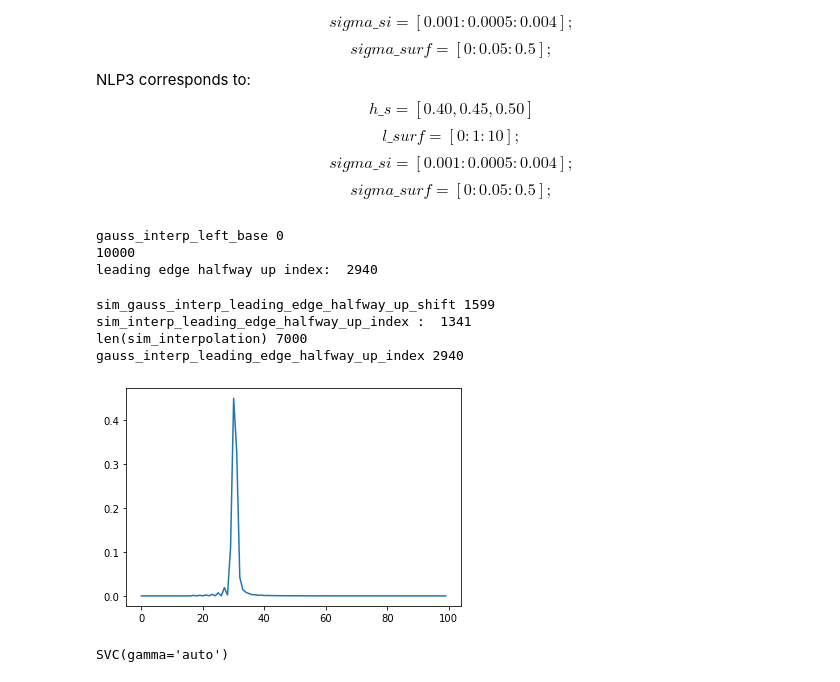
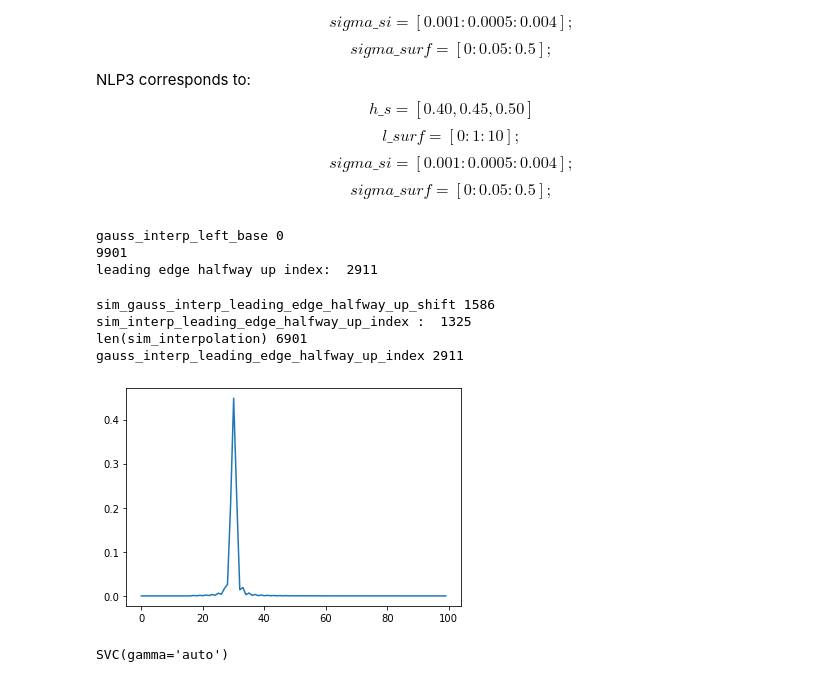
Before and after one commit to ClaudeDRT/MSci-Project, a Jupyter notebook: Simulated_Echo_SVC-NL.ipynb, the cells around one changed output. Drawn from its saved outputs; the diff is of its cells as text; code cells hidden in the pictures.

```diff
--- a/Simulated_Echo_SVC-NL.ipynb
+++ b/Simulated_Echo_SVC-NL.ipynb
@@ -56,8 +56,8 @@ fasttimes_3 = NLP3['t']
 # %%
 interpolation_factor = 100
 gaussian = [(1/(5*np.sqrt(2*np.pi)))*np.exp(-((x - 35)**2)/(2*5**2)) for x in range(100)]
-gauss_xnew = np.linspace(0, len(gaussian)-1, num=(len(gaussian)*interpolation_factor), endpoint=True)
-gauss_interpolator = interp1d((range(len(gaussian))), gaussian, kind='cubic')
+gauss_xnew = np.linspace(0, len(gaussian)-1, num=(len(gaussian)*interpolation_factor-(interpolation_factor-1)), endpoint=True)
+gauss_interpolator = interp1d((range(len(gaussian))), gaussian, kind='linear')
 gauss_interpolation = gauss_interpolator(gauss_xnew)
 gauss_interp_peak_index = np.argmax(gauss_interpolation) #the peak index of the interpolated gaussian
 gauss_interp_left_base = scipy.signal.peak_prominences(gauss_interpolation, [gauss_interp_peak_index], wlen=300*interpolation_factor)[1][0] #index of the left hand side base of the peak
@@ -69,8 +69,8 @@ print("leading edge halfway up index: ",gauss_interp_leading_edge_halfway_up_ind
 halfway_up_uninterp_index = int(gauss_interp_leading_edge_halfway_up_index/interpolation_factor)
 # %% [output]
 gauss_interp_left_base 0
-10000
-leading edge halfway up index:  2940
+9901
+leading edge halfway up index:  2911
 # %%
 def extractNL():
     """extracting (and preprocessing) the simulated echo arrays into a format that can be understood by the SVC."""
@@ -94,8 +94,8 @@ def extractNL():
                     #normalising the echo
                     norm_sim_echo = [x/simulated_echo_area for x in simulated_echo]
 
-                    sim_xnew = np.linspace(0, len(norm_sim_echo)-1, num=(len(norm_sim_echo)*interpolation_factor), endpoint=True)
-                    sim_interpolator = interp1d((range(len(norm_sim_echo))), norm_sim_echo, kind='cubic')
+                    sim_xnew = np.linspace(0, len(norm_sim_echo)-1, num=(len(norm_sim_echo)*interpolation_factor-(interpolation_factor-1)), endpoint=True)
+                    sim_interpolator = interp1d((range(len(norm_sim_echo))), norm_sim_echo, kind='linear')
                     sim_interpolation = sim_interpolator(sim_xnew)
 
                     sim_interp_peak_index = np.argmax(sim_interpolation)
@@ -150,8 +150,8 @@ def extractNL():
                     simulated_echo_area = trapz(simulated_echo, dx = 1)
                     norm_sim_echo = [x/simulated_echo_area for x in simulated_echo]
 
-                    sim_xnew = np.linspace(0, len(norm_sim_echo)-1, num=(len(norm_sim_echo)*interpolation_factor), endpoint=True)
-                    sim_interpolator = interp1d((range(len(norm_sim_echo))), norm_sim_echo, kind='cubic')
+                    sim_xnew = np.linspace(0, len(norm_sim_echo)-1, num=(len(norm_sim_echo)*interpolation_factor-(interpolation_factor-1)), endpoint=True)
+                    sim_interpolator = interp1d((range(len(norm_sim_echo))), norm_sim_echo, kind='linear')
                     sim_interpolation = sim_interpolator(sim_xnew)
                     sim_interp_peak_index = np.argmax(sim_interpolation)
                     sim_interp_left_base = scipy.signal.peak_prominences(sim_interpolation, [sim_interp_peak_index])[1][0] #index of the left hand side base of the peak
@@ -195,8 +195,8 @@ def extractNL():
                     simulated_echo_area = trapz(simulated_echo, dx = 1)
                     norm_sim_echo = [x/simulated_echo_area for x in simulated_echo]
 
-                    sim_xnew = np.linspace(0, len(norm_sim_echo)-1, num=(len(norm_sim_echo)*interpolation_factor), endpoint=True)
-                    sim_interpolator = interp1d((range(len(norm_sim_echo))), norm_sim_echo, kind='cubic')
+                    sim_xnew = np.linspace(0, len(norm_sim_echo)-1, num=(len(norm_sim_echo)*interpolation_factor-(interpolation_factor-1)), endpoint=True)
+                    sim_interpolator = interp1d((range(len(norm_sim_echo))), norm_sim_echo, kind='linear')
                     sim_interpolation = sim_interpolator(sim_xnew)
                     sim_interp_peak_index = np.argmax(sim_interpolation)
                     sim_interp_left_base = scipy.signal.peak_prominences(sim_interpolation, [sim_interp_peak_index])[1][0] #index of the left hand side base of the peak
@@ -205,38 +205,38 @@ def extractNL():
                     step_index = sim_interp_left_base
                     #climbing up the leading edge of the echo to get the index of the halfway point (j):
                     while sim_interpolation[step_index]<(sim_interpolation[sim_interp_left_base]+sim_interpolation[sim_interp_peak_index])/2:
                         step_index = step_index + 1
                     sim_interp_leading_edge_halfway_up_index = step_index
 
                     sim_gauss_interp_leading_edge_halfway_up_shift = -(sim_interp_leading_edge_halfway_up_index-gauss_interp_leading_edge_halfway_up_index)
 
                     arr_sim_interp = []
                     #lining up the simulated echo's halfway up point with the abstract gaussian's halway up the leading edge point:
                     for a in range(len(gauss_interpolation)):
                         try:
                             #So that I dont accidentally start plotting the -10th, -9th index etc:
                             if a-int(sim_gauss_interp_leading_edge_halfway_up_shift)>=0:
                                 arr_sim_interp.append(sim_interpolation[a-int(sim_gauss_interp_leading_edge_halfway_up_shift)])
                             else:
                                 arr_sim_interp.append(0)
                         except:
                             arr_sim_interp.append(0)
                     sim_uninterp = [arr_sim_interp[b] for b in range(len(arr_sim_interp)) if b%interpolation_factor==0]
                     """ ending new stuff"""
 
                     #appending the leading edge to the feature_arr, as well as the whole echo after it (so that the leading edge has more of an effect on the classification):
                     feature_arr.append(np.append(sim_uninterp[halfway_up_uninterp_index-10:halfway_up_uninterp_index+10],sim_uninterp))
                     #appending echo parameters to a label array (for the classification)
                     label_arr.append(str(sim_echo_params))
 
     return np.array(feature_arr),np.array(label_arr)
 feature_arr,label_arr = extractNL() #for features for both the SVC and neural network, labels for the SVC and for labels for the neural network
 # %% [output]
-sim_gauss_interp_leading_edge_halfway_up_shift 1599
-sim_interp_leading_edge_halfway_up_index :  1341
-len(sim_interpolation) 7000
-gauss_interp_leading_edge_halfway_up_index 2940
+sim_gauss_interp_leading_edge_halfway_up_shift 1586
+sim_interp_leading_edge_halfway_up_index :  1325
+len(sim_interpolation) 6901
+gauss_interp_leading_edge_halfway_up_index 2911
-[figure, old version]
+[figure, new version]
 # %%
 #making the parameter labels strings so that the SVC can interpret them
 label_arr = np.array(label_arr, dtype = 'str')
```
Also changed, not shown: parts of 7 cells of this notebook, 1 other file.
